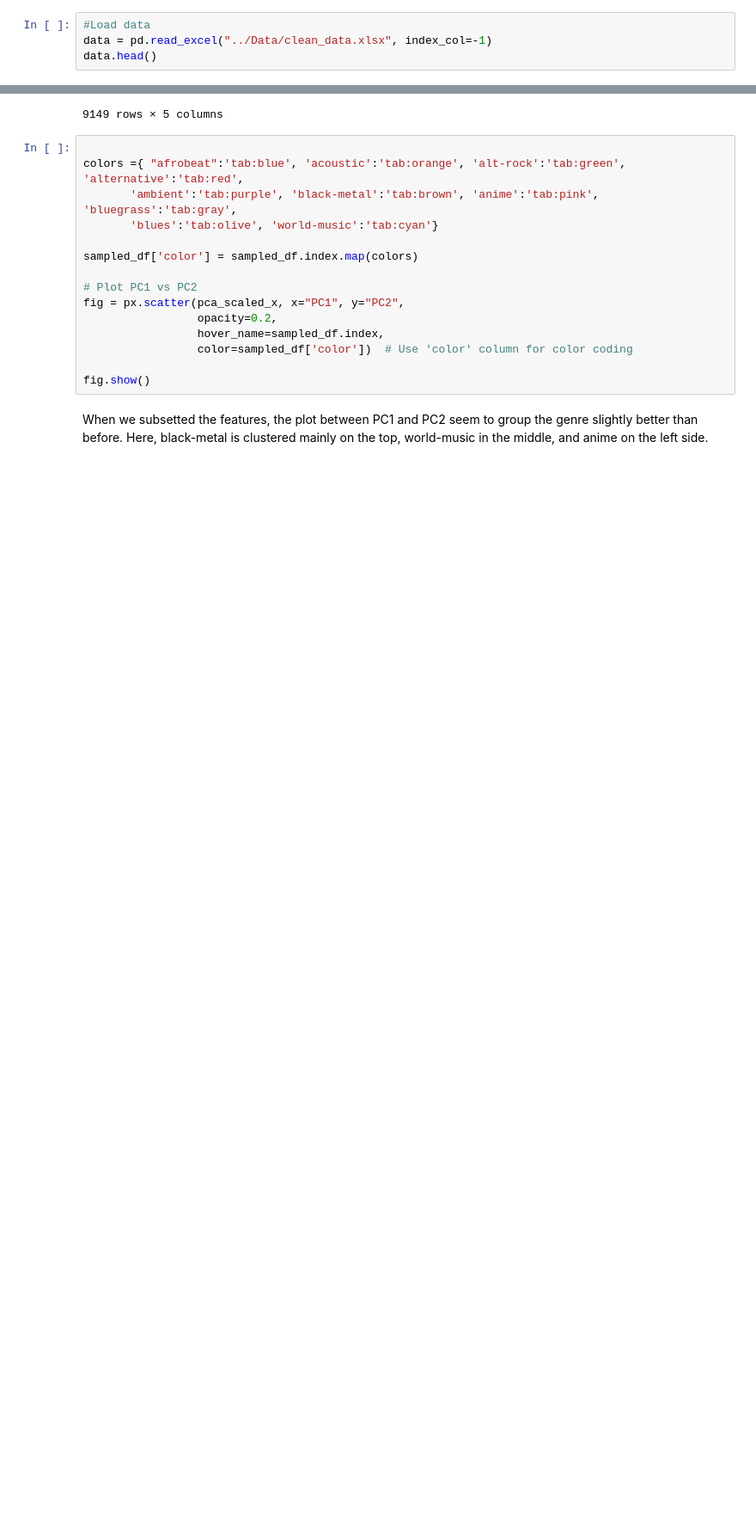
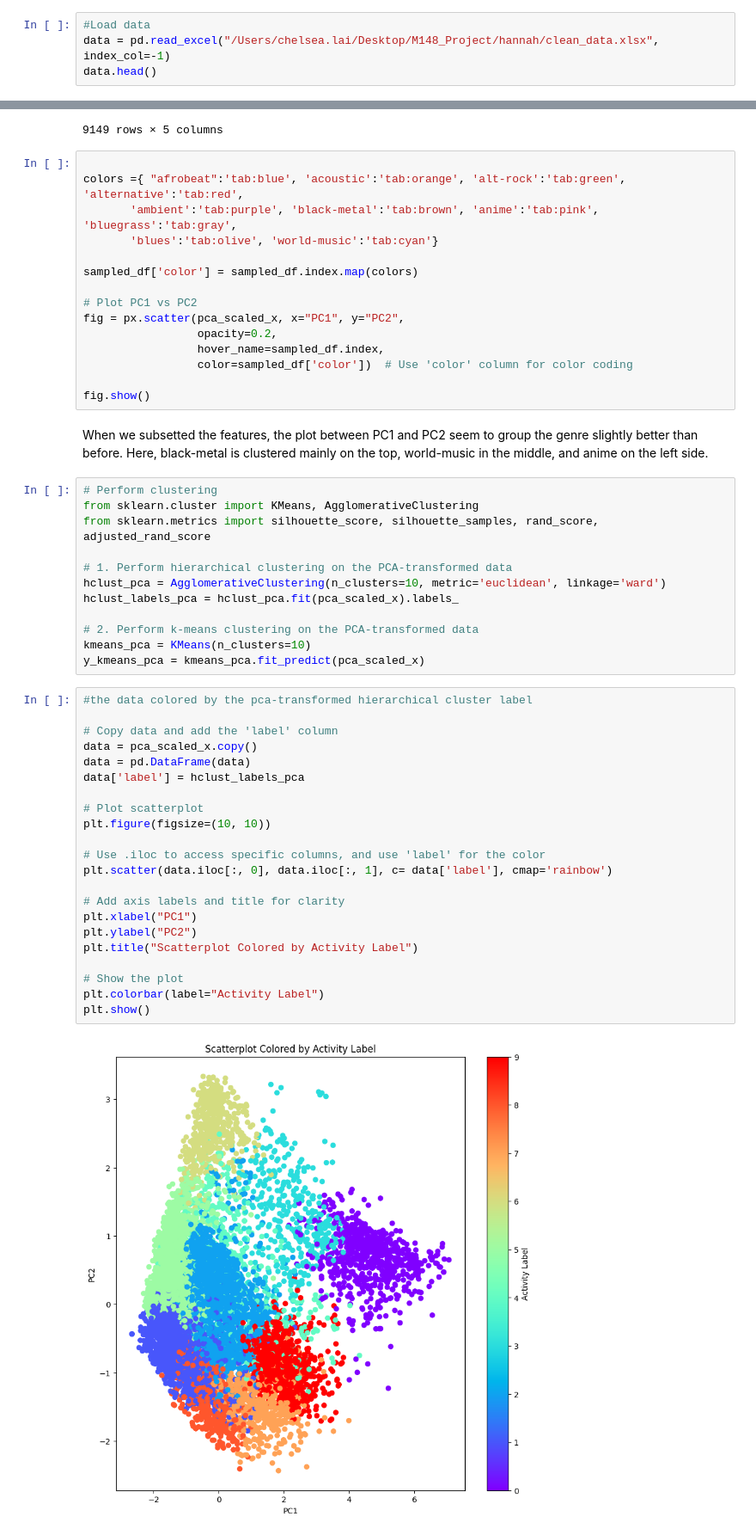
Before and after one commit to hannahkendall04/M148_Project, a Jupyter notebook: Project Check-Ins/pca.ipynb, the cells around one changed output, grey strips where cells are left out. Shown at 86% size. Cells and saved outputs as stored; diff of their text form; blank space fills up the shorter version.

Commit message:
Add files via upload
Added clustering with pca

```diff
--- a/Project Check-Ins/pca.ipynb
+++ b/Project Check-Ins/pca.ipynb
@@ -16,7 +16,7 @@ from sklearn.decomposition import PCA
 pd.set_option('display.max_columns', None)
 # %%
 #Load data
-data = pd.read_excel("../Data/clean_data.xlsx", index_col=-1)
+data = pd.read_excel("/Users/chelsea.lai/Desktop/M148_Project/hannah/clean_data.xlsx", index_col=-1)
 data.head()
 # %% [output]
 |  | Unnamed: 0 | track_id | artists | album_name | track_name | popularity | duration_ms | explicit | ... |
@@ -305,3 +305,39 @@ fig = px.scatter(pca_scaled_x, x="PC1", y="PC2",
 fig.show()
 # %% [markdown]
 When we subsetted the features, the plot between PC1 and PC2 seem to group the genre slightly better than before. Here, black-metal is clustered mainly on the top, world-music in the middle, and anime on the left side.
+# %%
+# Perform clustering
+from sklearn.cluster import KMeans, AgglomerativeClustering
+from sklearn.metrics import silhouette_score, silhouette_samples, rand_score, adjusted_rand_score
+
+# 1. Perform hierarchical clustering on the PCA-transformed data
+hclust_pca = AgglomerativeClustering(n_clusters=10, metric='euclidean', linkage='ward')
+hclust_labels_pca = hclust_pca.fit(pca_scaled_x).labels_
+
+# 2. Perform k-means clustering on the PCA-transformed data
+kmeans_pca = KMeans(n_clusters=10)
+y_kmeans_pca = kmeans_pca.fit_predict(pca_scaled_x)
+# %%
+#the data colored by the pca-transformed hierarchical cluster label
+
+# Copy data and add the 'label' column
+data = pca_scaled_x.copy()
+data = pd.DataFrame(data)
+data['label'] = hclust_labels_pca
+
+# Plot scatterplot
+plt.figure(figsize=(10, 10))
+
+# Use .iloc to access specific columns, and use 'label' for the color
+plt.scatter(data.iloc[:, 0], data.iloc[:, 1], c= data['label'], cmap='rainbow')
+
+# Add axis labels and title for clarity
+plt.xlabel("PC1")
+plt.ylabel("PC2")
+plt.title("Scatterplot Colored by Activity Label")
+
+# Show the plot
+plt.colorbar(label="Activity Label")
+plt.show()
+# %% [output]
+[figure, added]
```
Also changed, not shown: parts of 3 cells of this notebook.
